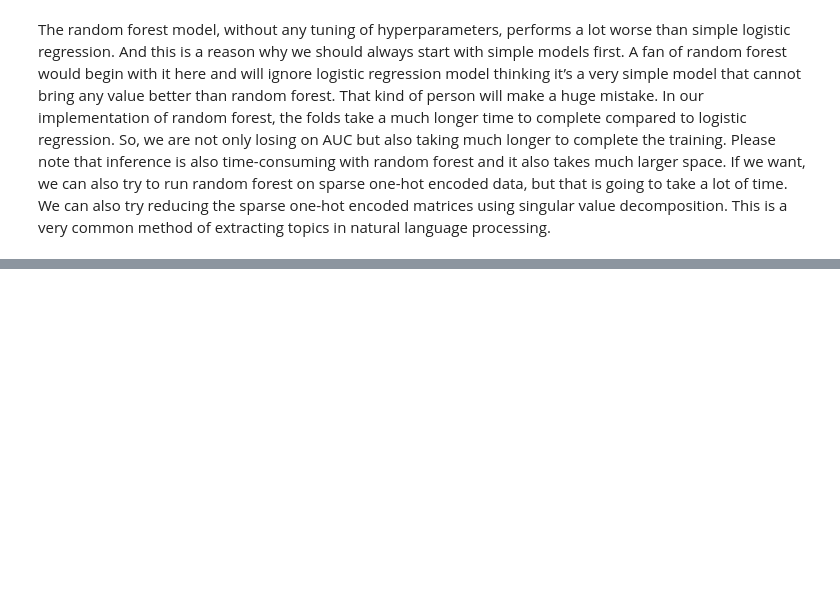
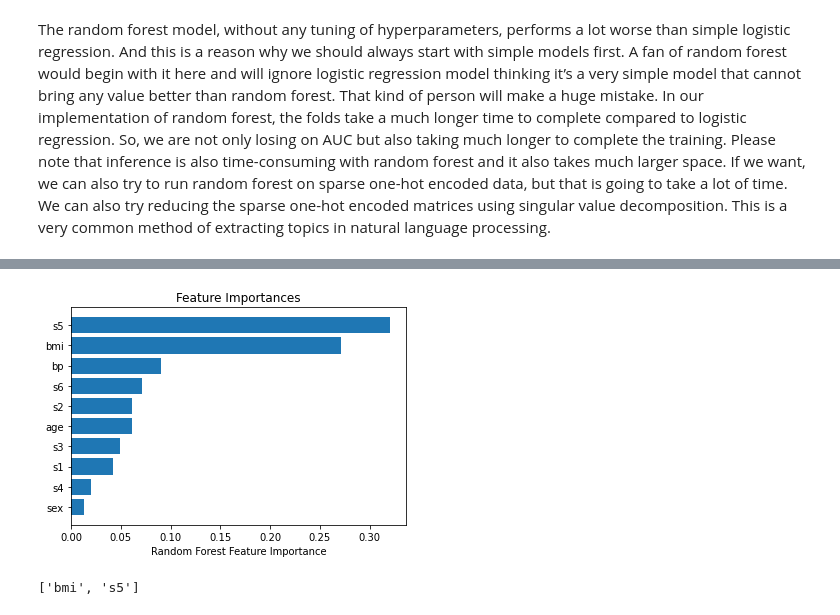
Before and after one commit to BibhuDas123/Exploratory_Data_Analysis, a Jupyter notebook: NOTES_AND_CODE_SNIPPETS.ipynb, the cells around one changed output, grey strips where cells are left out. Saved outputs shown, nothing was run; the diff lists cells and outputs as text; code cells hidden in the pictures; blank space fills up the shorter version.

```diff
--- a/NOTES_AND_CODE_SNIPPETS.ipynb
+++ b/NOTES_AND_CODE_SNIPPETS.ipynb
@@ -741,0 +1769,20 @@ def run(fold):
+# %%
+import pandas as pd
+from sklearn.feature_selection import RFE
+from sklearn.linear_model import LinearRegression
+from sklearn.datasets import fetch_california_housing
+#fetch a regression dataset
+data = fetch_california_housing()
+X = data["data"]
+col_names = data["feature_names"]
+y = data["target"]
+#initialize the model
+model = LinearRegression()
+#initialize RFE
+rfe = RFE(  estimator=model,  n_features_to_select=3  )
+#fit RFE
+rfe.fit(X, y)
+#get the transformed data with
+#selected columns
+X_transformed = rfe.transform(X)
+X_transformed
@@ -741,0 +1799,49 @@ def run(fold):
+# %%
+  #IN RANDOM FOREST
+  import pandas as pd
+  from sklearn.datasets import load_diabetes
+  from sklearn.ensemble import RandomForestRegressor
+  import matplotlib.pyplot as plt
+  #fetch a regression dataset  #in diabetes data we predict diabetes progression
+  #after one year based on some features
+  data = load_diabetes()
+  X = data["data"]
+  col_names = data["feature_names"]
+  y = data["target"]
+  #initialize the model
+  model = RandomForestRegressor()
+  #fit the model
+  model.fit(X, y)
+
+importances = model.feature_importances_
+idxs = np.argsort(importances)
+plt.title('Feature Importances')
+plt.barh(range(len(idxs)), importances[idxs], align='center')
+plt.yticks(range(len(idxs)), [col_names[i] for i in idxs])
+plt.xlabel('Random Forest Feature Importance')
+plt.show()
+# %% [output]
+[figure, added]
+# %%
+import pandas as pd
+from sklearn.datasets import load_diabetes
+from sklearn.ensemble import RandomForestRegressor
+from sklearn.feature_selection import SelectFromModel
+#fetch a regression dataset
+#in diabetes data we predict diabetes progression
+#after one year based on some features
+data = load_diabetes()
+X = data["data"]
+col_names = data["feature_names"]
+y = data["target"]
+ #initialize the model
+model = RandomForestRegressor()
+ #select from the model
+sfm = SelectFromModel(estimator=model)
+X_transformed = sfm.fit_transform(X, y)
+ #see which features were selected
+support = sfm.get_support()
+ #get feature names
+print([  x for x, y in zip(col_names, support) if y == True  ])
+# %% [output]
+['bmi', 's5']
```
Also changed, not shown: parts of 52 cells of this notebook.
